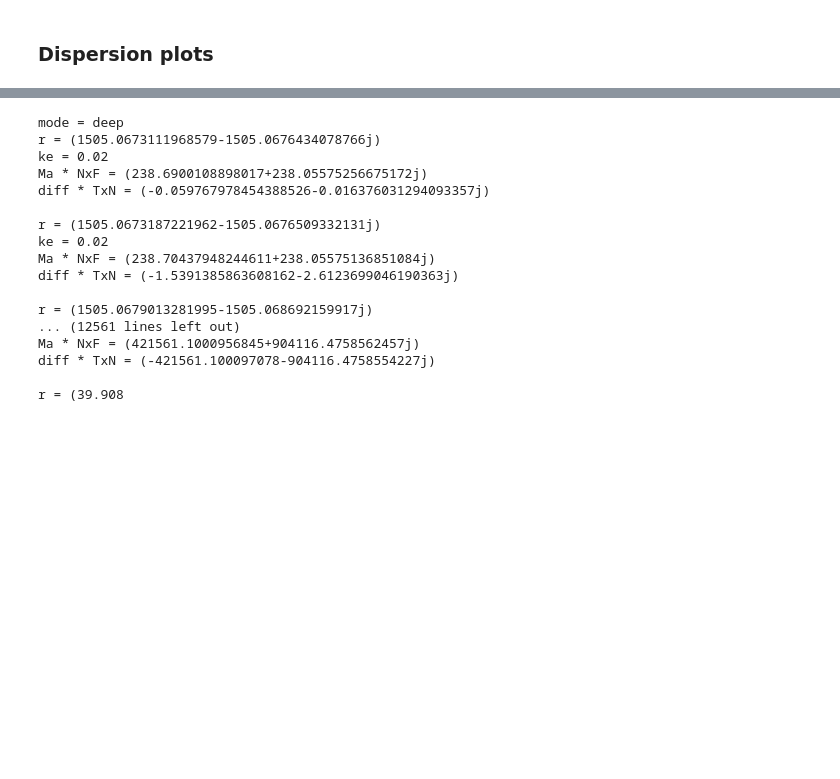
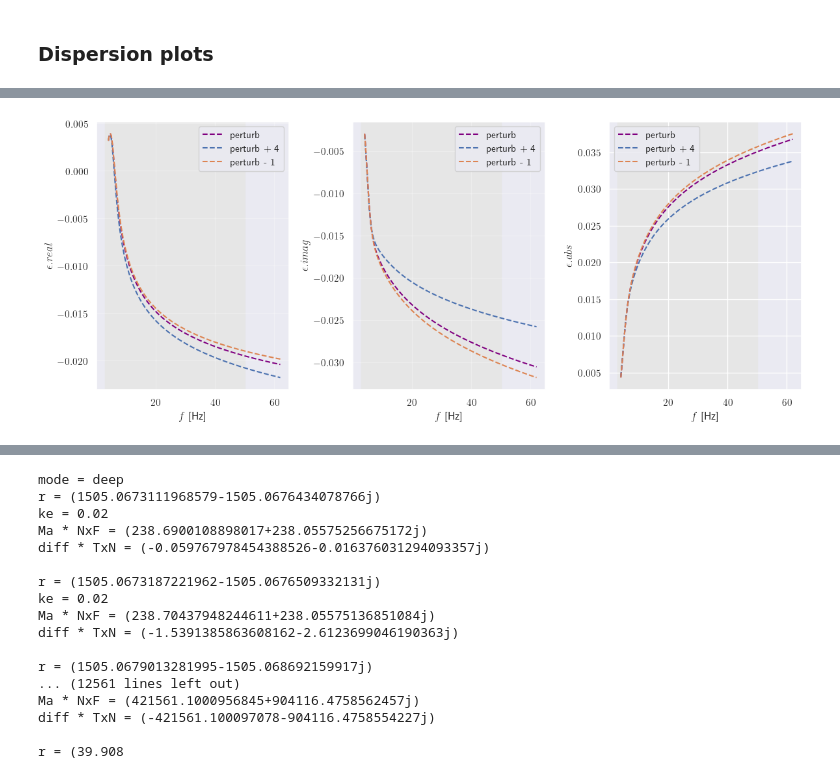
Before and after one commit to InbarMaimon/ProjectAquarium, a Jupyter notebook: notes/dispersion_plots.ipynb, the cells around one changed output, grey strips where cells are left out. Drawn from its saved outputs; the diff is of its cells as text; code cells hidden in the pictures; blank space fills up the shorter version.

```diff
--- a/notes/dispersion_plots.ipynb
+++ b/notes/dispersion_plots.ipynb
@@ -307,0 +557,67 @@ mode = deep
+# %%
+fig, ax = plt.subplots(1, 3, figsize=(12, 5))
+
+eps_p4 = epsilon(ks, PARAMS_POLLUTED, n=4)
+eps_m1 = epsilon(ks, PARAMS_POLLUTED, n=-1)
+
+
+ax[0].plot(
+    w_polluted.real/twopi,
+    eps.real,
+    '--', color='purple', label='perturb'
+    )
+ax[0].plot(
+    w_polluted.real/twopi,
+    eps_p4.real,
+    '--', label='perturb + 4'
+    )
+ax[0].plot(
+    w_polluted.real/twopi,
+    eps_m1.real,
+    '--', label='perturb - 1'
+    )
+ax[0].axvspan(3, 50, color='0.9', zorder=-1)
+ax[0].set(xlabel=r'$f$ [Hz]', ylabel=r'$\epsilon.real$')
+ax[0].legend(); ax[0].grid(alpha=0.3, which='both')
+
+ax[1].plot(
+    w_polluted.real/twopi,
+    eps.imag,
+    '--', color='purple', label='perturb'
+    )
+ax[1].plot(
+    w_polluted.real/twopi,
+    eps_p4.imag,
+    '--', label='perturb + 4'
+    )
+ax[1].plot(
+    w_polluted.real/twopi,
+    eps_m1.imag,
+    '--', label='perturb - 1'
+    )
+ax[1].axvspan(3, 50, color='0.9', zorder=-1)
+ax[1].set(xlabel=r'$f$ [Hz]', ylabel=r'$\epsilon.imag$')
+ax[1].legend(); ax[1].grid(alpha=0.3, which='both')
+
+ax[2].plot(
+    w_polluted.real/twopi,
+    np.abs(eps),
+    '--', color='purple', label='perturb'
+    )
+ax[2].plot(
+    w_polluted.real/twopi,
+    np.abs(eps_p4),
+    '--', label='perturb + 4'
+    )
+ax[2].plot(
+    w_polluted.real/twopi,
+    np.abs(eps_m1),
+    '--', label='perturb - 1'
+    )
+ax[2].axvspan(3, 50, color='0.9', zorder=-1)
+ax[2].set(xlabel=r'$f$ [Hz]', ylabel=r'$\epsilon.abs$')
+ax[2].legend(); ax[1].grid(alpha=0.3, which='both')
+
+plt.tight_layout()
+# %% [output]
+[figure, added]
```
Also changed, not shown: parts of 27 cells of this notebook, 5 other files.
